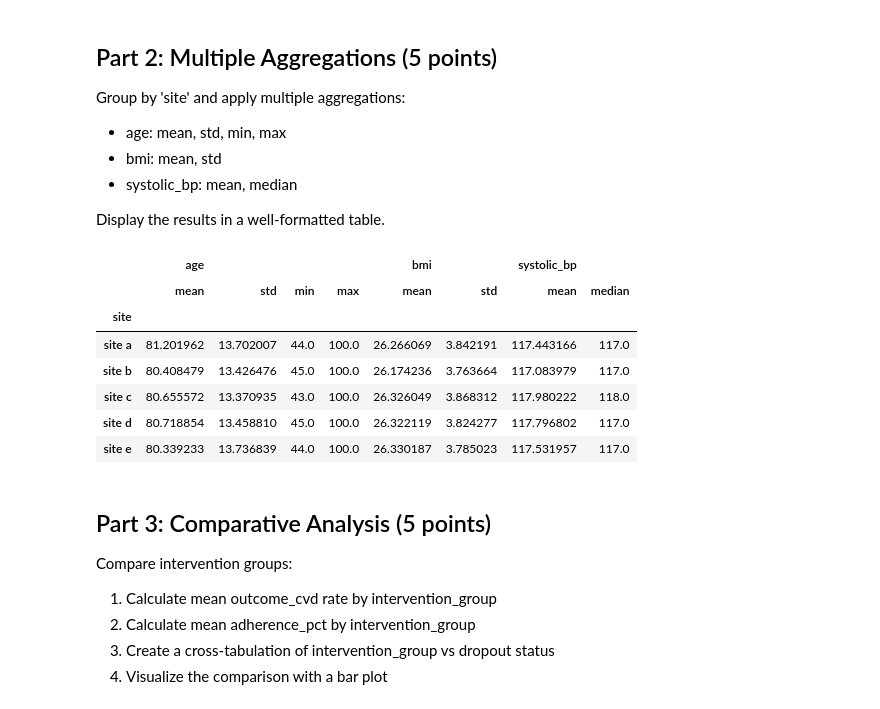
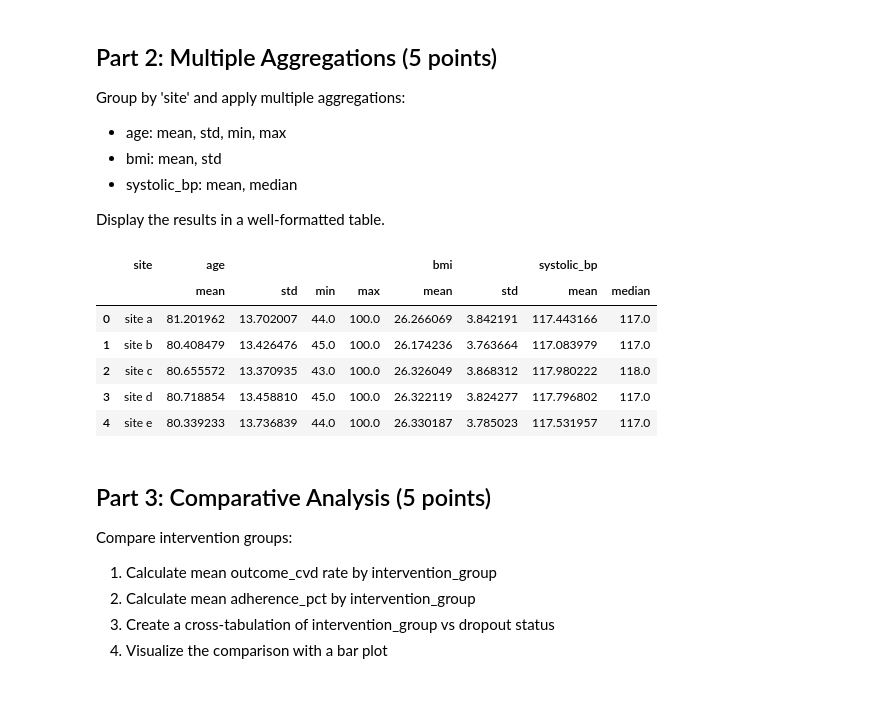
Before and after one commit to UCSF-DataSci/ds217-midterm-bobho1999, a Jupyter notebook: q7_aggregation.ipynb, the cells around one changed output. Drawn from its saved outputs; the diff is of its cells as text; code cells hidden in the pictures.

```diff
--- a/q7_aggregation.ipynb
+++ b/q7_aggregation.ipynb
@@ -114,20 +111,19 @@ Display the results in a well-formatted table.
 # %%
 # TODO: Multiple aggregations
 agg_dict = {
     'age': ['mean', 'std', 'min', 'max'],
     'bmi': ['mean', 'std'],
     'systolic_bp': ['mean', 'median']
 }
-summarize_by_group(df, 'site', agg_dict)
+summarize_by_group(df, 'site', agg_dict).reset_index()
 # %% [output]
-|  | age |  |  |  | bmi |  | systolic_bp |  |
-|  | mean | std | min | max | mean | std | mean | median |
-| site |  |  |  |  |  |  |  |  |
-| site a | 81.201962 | 13.702007 | 44.0 | 100.0 | 26.266069 | 3.842191 | 117.443166 | 117.0 |
-| site b | 80.408479 | 13.426476 | 45.0 | 100.0 | 26.174236 | 3.763664 | 117.083979 | 117.0 |
-| site c | 80.655572 | 13.370935 | 43.0 | 100.0 | 26.326049 | 3.868312 | 117.980222 | 118.0 |
-| site d | 80.718854 | 13.458810 | 45.0 | 100.0 | 26.322119 | 3.824277 | 117.796802 | 117.0 |
-| site e | 80.339233 | 13.736839 | 44.0 | 100.0 | 26.330187 | 3.785023 | 117.531957 | 117.0 |
+|  | site | age |  |  |  | bmi |  | systolic_bp |  |
+|  |  | mean | std | min | max | mean | std | mean | median |
+| 0 | site a | 81.201962 | 13.702007 | 44.0 | 100.0 | 26.266069 | 3.842191 | 117.443166 | 117.0 |
+| 1 | site b | 80.408479 | 13.426476 | 45.0 | 100.0 | 26.174236 | 3.763664 | 117.083979 | 117.0 |
+| 2 | site c | 80.655572 | 13.370935 | 43.0 | 100.0 | 26.326049 | 3.868312 | 117.980222 | 118.0 |
+| 3 | site d | 80.718854 | 13.458810 | 45.0 | 100.0 | 26.322119 | 3.824277 | 117.796802 | 117.0 |
+| 4 | site e | 80.339233 | 13.736839 | 44.0 | 100.0 | 26.330187 | 3.785023 | 117.531957 | 117.0 |
 # %% [markdown]
 ## Part 3: Comparative Analysis (5 points)
 
```
Also changed, not shown: parts of 6 cells of this notebook.
